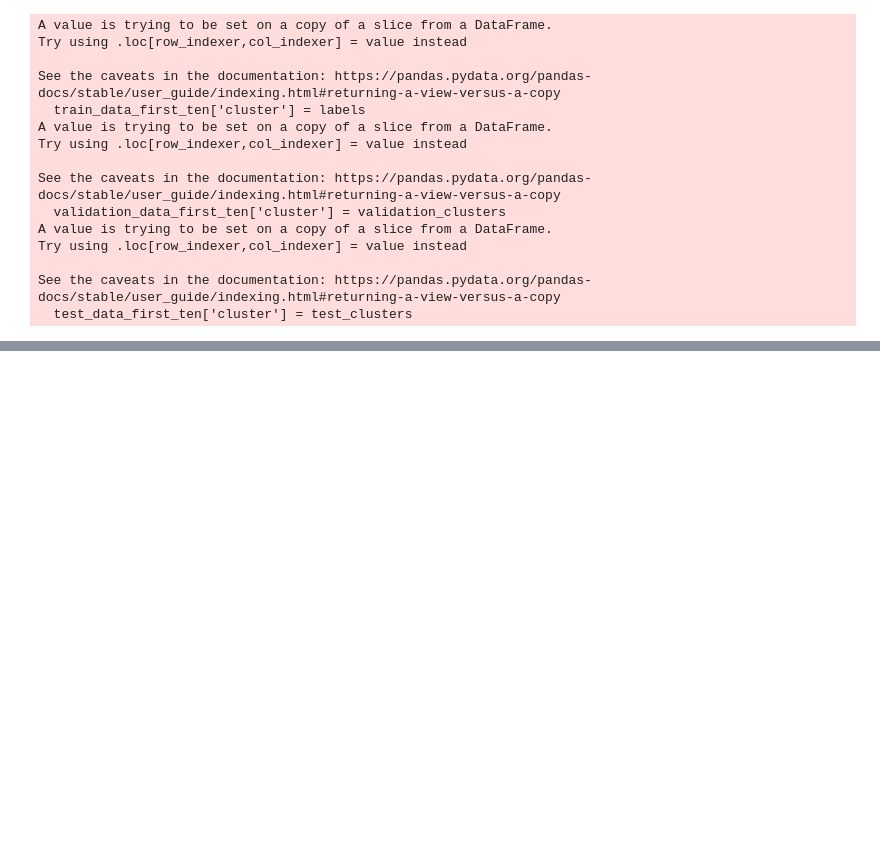
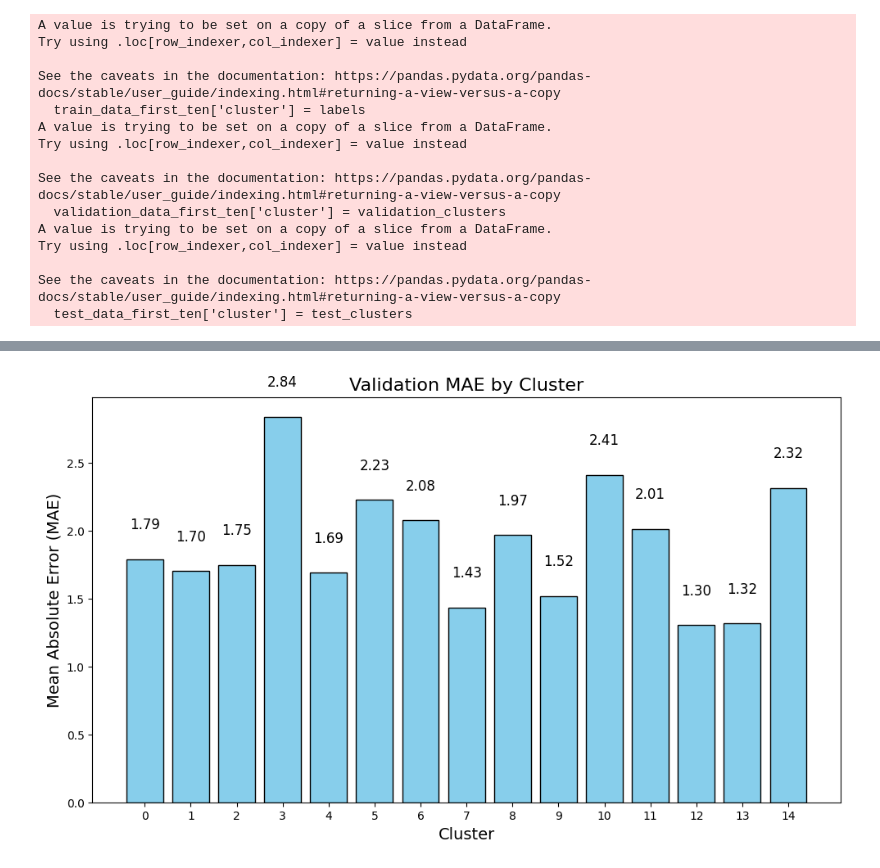
Before and after one commit to JakobBerg-Projects/CedasHackathon2025, a Jupyter notebook: src/henrik/clustering.ipynb, the cells around one changed output, grey strips where cells are left out. Cells and saved outputs as stored; diff of their text form; code cells hidden in the pictures; blank space fills up the shorter version.

Commit message:
added soc prediction

```diff
--- a/src/henrik/clustering.ipynb
+++ b/src/henrik/clustering.ipynb
@@ -348,0 +405,14 @@ Weighted Average MAE: 6.018
+# %%
+validation_scores_soc = {}
+for cluster, model in models_soc.items():
+    val_subset = validation_data[validation_data['cluster'] == cluster]
+
+    X_val = val_subset[INPUT_FEATURES_MODEL]
+    y_val = val_subset[TARGET_SOC]
+
+    y_pred = model.predict(X_val)
+    mae = mean_absolute_error(y_val, y_pred)
+
+    validation_scores_soc[cluster] = mae
+
+    print(f"Cluster {cluster}: MAE = {mae:.3f}")
@@ -348,0 +435,13 @@ Weighted Average MAE: 6.018
+# %%
+for cluster, model in models_soc.items():
+    val_subset = validation_data[validation_data['cluster'] == cluster]
+
+    X_val = val_subset[INPUT_FEATURES_MODEL]
+    y_val = val_subset[TARGET_SOC]
+
+    y_pred = model.predict(X_val)
+    mae = mean_absolute_error(y_val, y_pred)
+
+    validation_scores_soc[cluster] = mae
+
+    print(f"Cluster {cluster}: MAE = {mae:.3f}")
@@ -348,0 +464,17 @@ Weighted Average MAE: 6.018
+# %%
+clusters = list(validation_scores_soc.keys())
+mae_values = list(validation_scores_soc.values())
+
+plt.figure(figsize=(10, 6))
+plt.bar(clusters, mae_values, color='skyblue', edgecolor='black')
+plt.xlabel("Cluster", fontsize=14)
+plt.ylabel("Mean Absolute Error (MAE)", fontsize=14)
+plt.title("Validation MAE by Cluster", fontsize=16)
+plt.xticks(clusters)
+
+for idx, mae in zip(clusters, mae_values):
+    plt.text(idx, mae + 0.2, f"{mae:.2f}", ha="center", va="bottom", fontsize=12)
+plt.tight_layout()
+plt.show()
+# %% [output]
+[figure, added]
```
Also changed, not shown: parts of 18 cells of this notebook.
